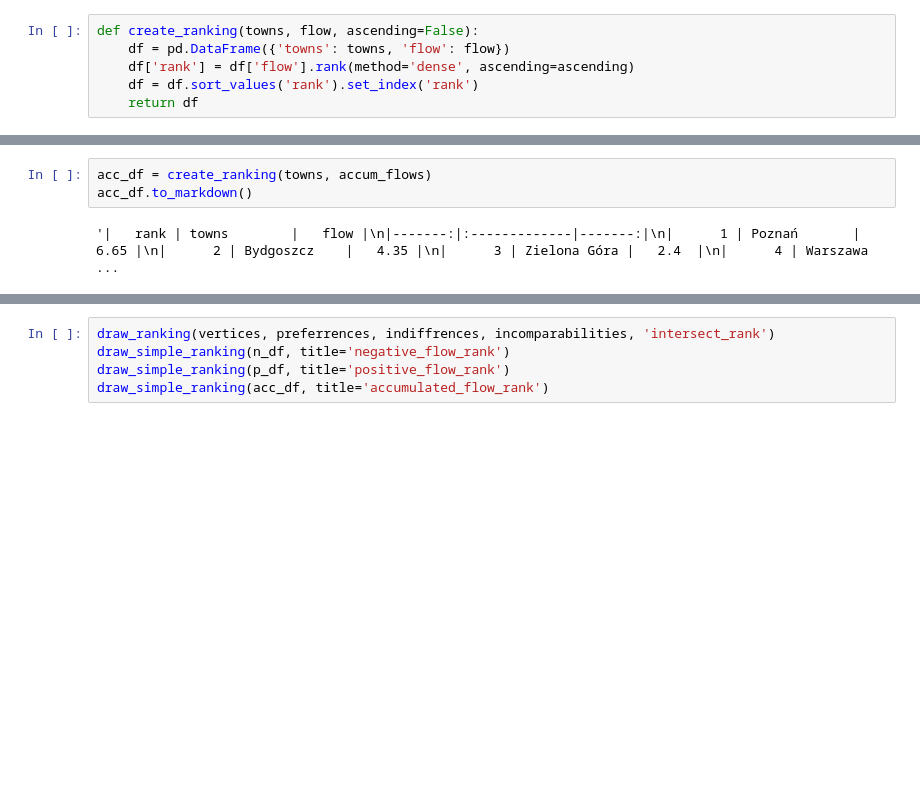
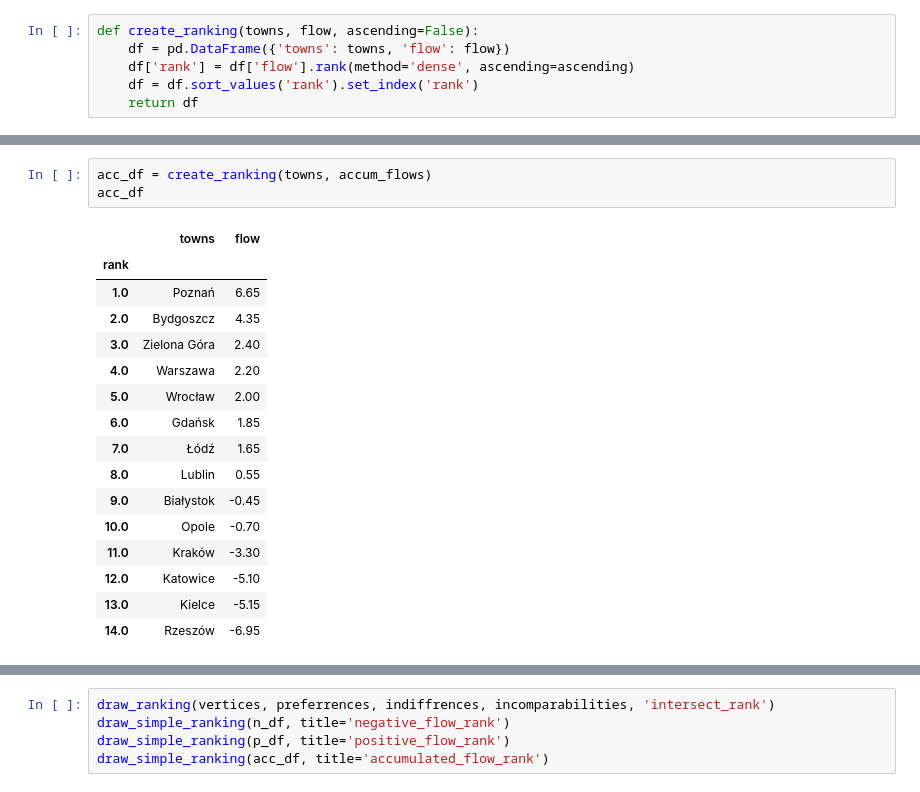
Before and after one commit to majsterkovic/iswd-project-2, a Jupyter notebook: demo.ipynb, the cells around one changed output, grey strips where cells are left out. Saved outputs shown, nothing was run; the diff lists cells and outputs as text; blank space fills up the shorter version.

```diff
--- a/demo.ipynb
+++ b/demo.ipynb
@@ -276,7 +306,22 @@ n_df.to_markdown()
 # %%
 acc_df = create_ranking(towns, accum_flows)
-acc_df.to_markdown()
+acc_df
 # %% [output]
-'|   rank | towns        |   flow |\n|-------:|:-------------|-------:|\n|      1 | Poznań       |   6.65 |\n|      2 | Bydgoszcz    |   4.35 |\n|      3 | Zielona Góra |   2.4  |\n|      4 | Warszawa ...
+|  | towns | flow |
+| rank |  |  |
+| 1.0 | Poznań | 6.65 |
+| 2.0 | Bydgoszcz | 4.35 |
+| 3.0 | Zielona Góra | 2.40 |
+| 4.0 | Warszawa | 2.20 |
+| 5.0 | Wrocław | 2.00 |
+| 6.0 | Gdańsk | 1.85 |
+| 7.0 | Łódź | 1.65 |
+| 8.0 | Lublin | 0.55 |
+| 9.0 | Białystok | -0.45 |
+| 10.0 | Opole | -0.70 |
+| 11.0 | Kraków | -3.30 |
+| 12.0 | Katowice | -5.10 |
+| 13.0 | Kielce | -5.15 |
+| 14.0 | Rzeszów | -6.95 |
 # %%
 def draw_simple_ranking(df, title):
```
Also changed, not shown: parts of 4 cells of this notebook, 1 other file.
